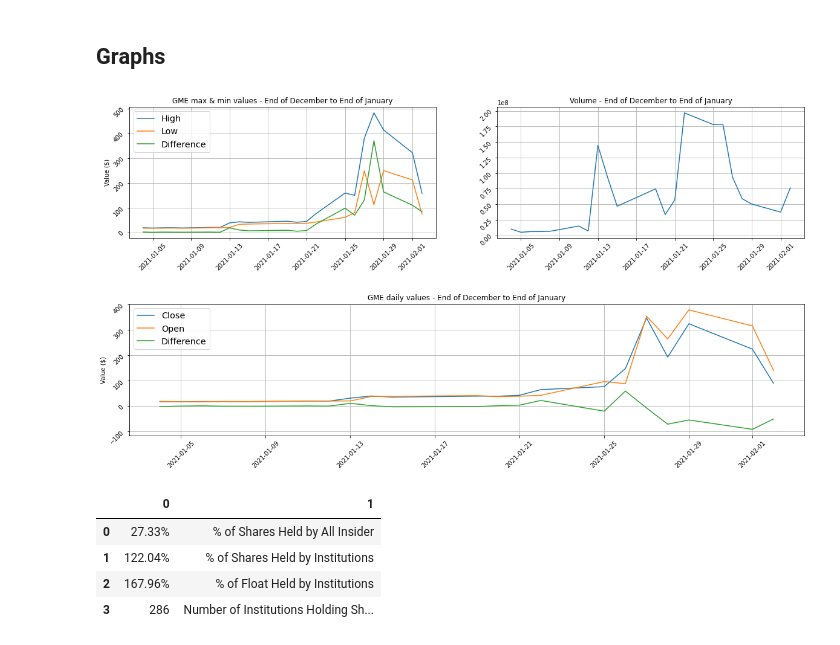
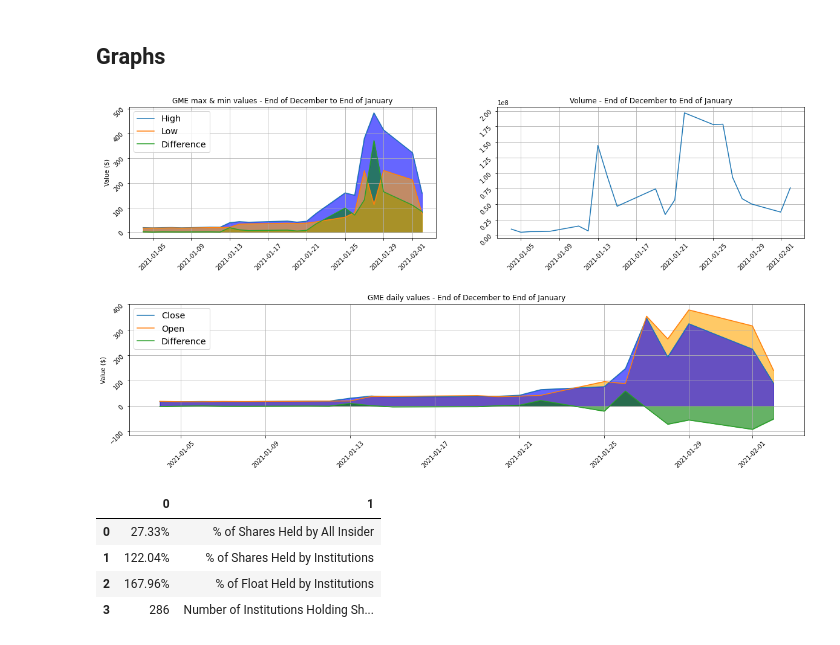
Before and after one commit to The-Short-Squeeze/GameStop-Data, a Jupyter notebook: gme-yfinance.ipynb, the cells around one changed output. Cells and saved outputs as stored; diff of their text form; code cells hidden in the pictures.

Commit message:
add bar plots, stats, area plots, and clean up data

```diff
--- a/gme-yfinance.ipynb
+++ b/gme-yfinance.ipynb
@@ -158,34 +108,42 @@ fig = plt.figure(figsize=(20, 10))
 gs = gridspec.GridSpec(2,2)
 gs.update(wspace=0.2, hspace=0.5)
 
 ax1=fig.add_subplot(gs[0,0])
 ax2=fig.add_subplot(gs[0,1])
 ax3=fig.add_subplot(gs[1,:])
 
 ax1.plot(clean_hist["High"],label="High")
 ax1.plot(clean_hist["Low"],label="Low")
 ax1.plot(clean_hist["Max Change"],label="Difference")
+ax1.fill_between(clean_hist.index.tolist(),clean_hist["High"],0,color="blue",alpha=0.6)
+ax1.fill_between(clean_hist.index.tolist(),clean_hist["Max Change"],0,color="green",alpha=0.6)
+ax1.fill_between(clean_hist.index.tolist(),clean_hist["Low"],0,color="orange",alpha=0.6)
+
 ax1.set_title("GME max & min values - End of December to End of January")
 ax1.set(ylabel="Value ($)")
 ax1.grid()
 ax1.legend(fontsize='x-large')
 ax1.tick_params(labelrotation=45)
 
 ax2.plot(clean_hist["Volume"])
 ax2.grid()
 ax2.set_title("Volume - End of December to End of January")
 ax2.tick_params(labelrotation=45)
 
 ax3.plot(clean_hist["Close"],label="Close")
 ax3.plot(clean_hist["Open"],label="Open")
 ax3.plot(clean_hist["Daily Change"],label="Difference")
+ax3.fill_between(clean_hist.index.tolist(),clean_hist["Open"],0,color="orange",alpha=0.6)
+ax3.fill_between(clean_hist.index.tolist(),clean_hist["Close"],0,color="blue",alpha=0.6)
+ax3.fill_between(clean_hist.index.tolist(),clean_hist["Daily Change"],0,color="green",alpha=0.6)
+
 ax3.grid()
 ax3.set_title("GME daily values - End of December to End of January")
 ax3.set(ylabel="Value ($)")
 ax3.legend(fontsize='x-large')
 ax3.tick_params(labelrotation=45)
 # %% [output]
-[figure, old version]
+[figure, new version]
 # %%
 # Get major holders
 major_holder_df = gme.major_holders
```
Also changed, not shown: parts of 14 cells of this notebook.
